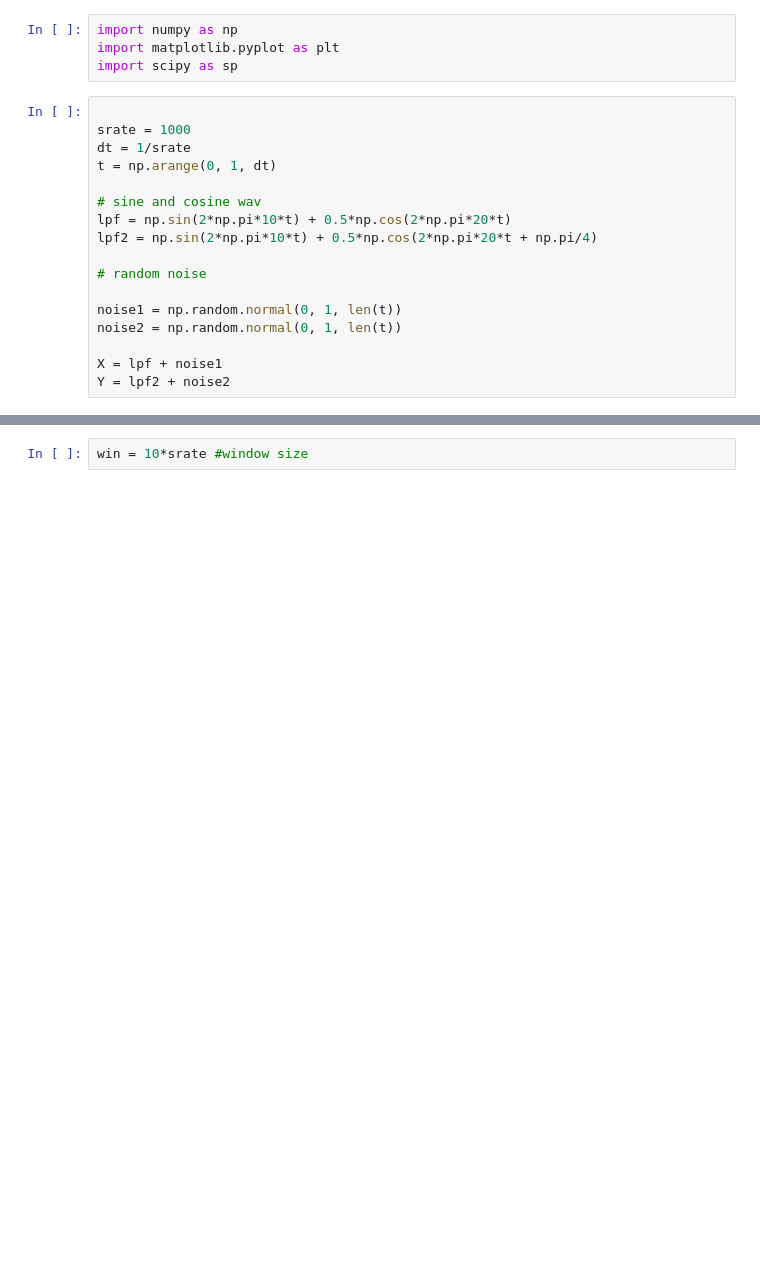
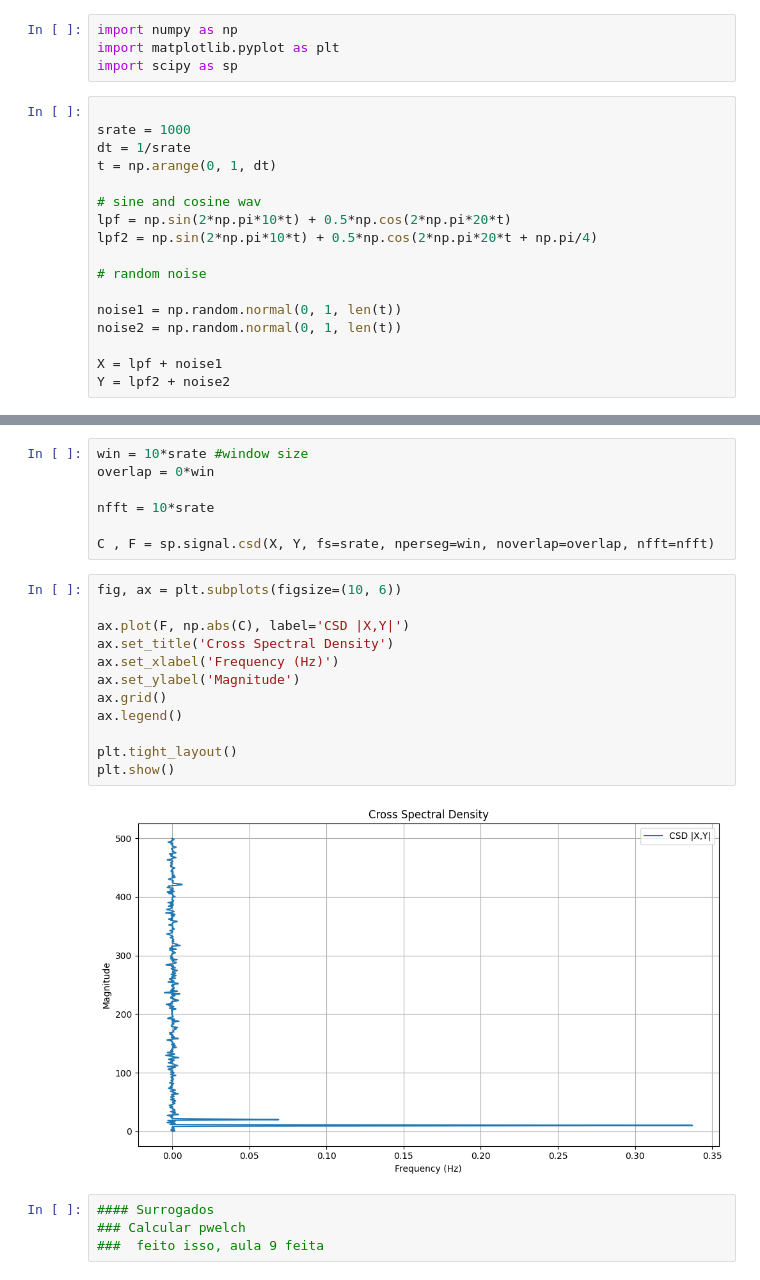
Before and after one commit to RafaelRosendof/Math_code, a Jupyter notebook: sinais/aula9.ipynb, the cells around one changed output, grey strips where cells are left out. Drawn from its saved outputs; the diff is of its cells as text; blank space fills up the shorter version.

Commit message:
AULA 9 FIGAS

```diff
--- a/sinais/aula9.ipynb
+++ b/sinais/aula9.ipynb
@@ -43,2 +43,25 @@ plt.show()
 # %%
 win = 10*srate #window size
+overlap = 0*win
+
+nfft = 10*srate
+
+C , F = sp.signal.csd(X, Y, fs=srate, nperseg=win, noverlap=overlap, nfft=nfft)
+# %%
+fig, ax = plt.subplots(figsize=(10, 6))
+
+ax.plot(F, np.abs(C), label='CSD |X,Y|')
+ax.set_title('Cross Spectral Density')
+ax.set_xlabel('Frequency (Hz)')
+ax.set_ylabel('Magnitude')
+ax.grid()
+ax.legend()
+
+plt.tight_layout()
+plt.show()
+# %% [output]
+[figure, added]
+# %%
+#### Surrogados
+### Calcular pwelch
+###  feito isso, aula 9 feita
```
Also changed, not shown: parts of 1 cell of this notebook, 1 other file.
